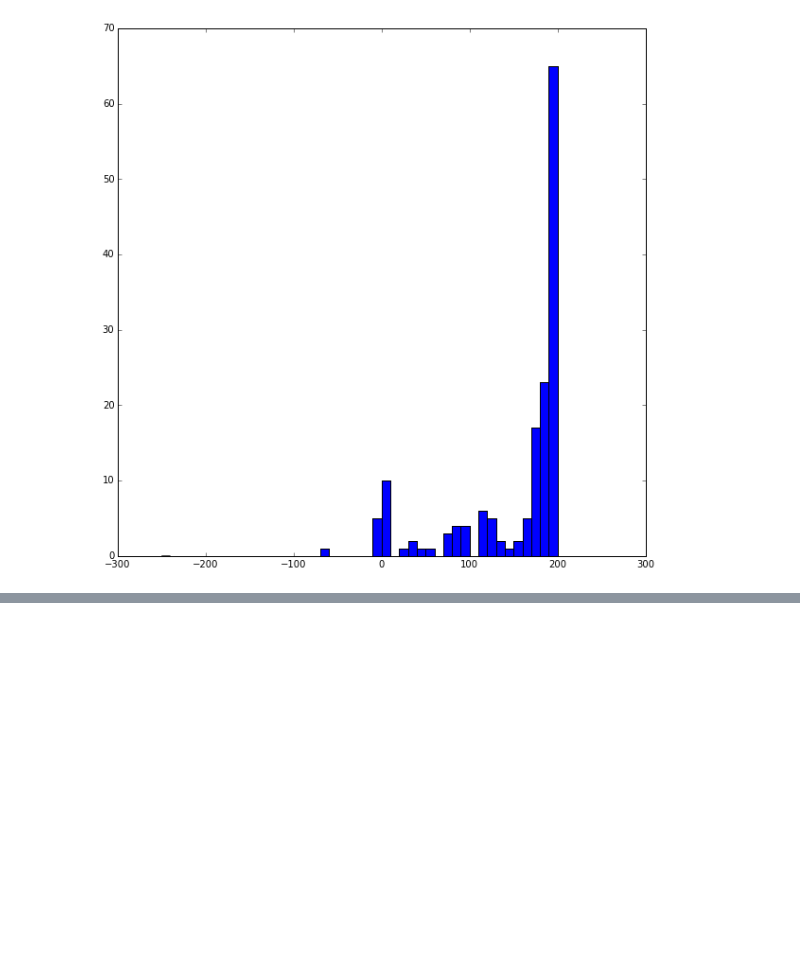
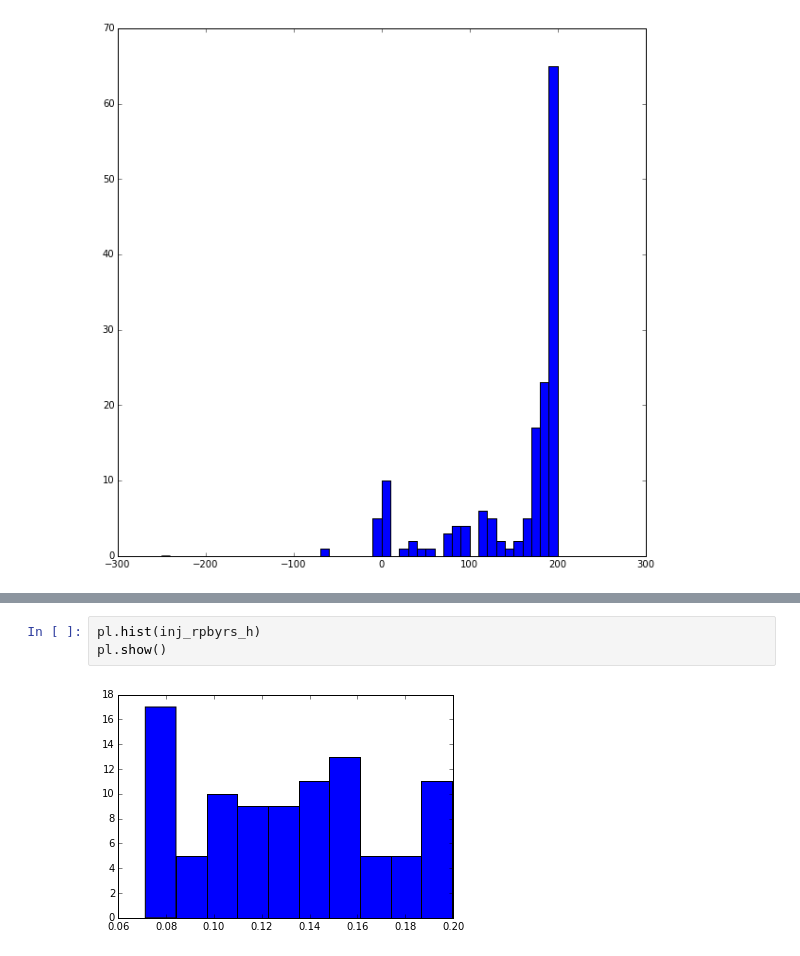
Before and after one commit to jmbhughes/swarced, a Jupyter notebook: recover_many_planets.ipynb, the cells around one changed output, grey strips where cells are left out. Drawn from its saved outputs; the diff is of its cells as text; blank space fills up the shorter version.

```diff
--- a/recover_many_planets.ipynb
+++ b/recover_many_planets.ipynb
@@ -132,0 +164,5 @@ pl.show()
+# %%
+pl.hist(inj_rpbyrs_h)
+pl.show()
+# %% [output]
+[figure, added]
```
Also changed, not shown: parts of 22 cells of this notebook, 1 other file.
